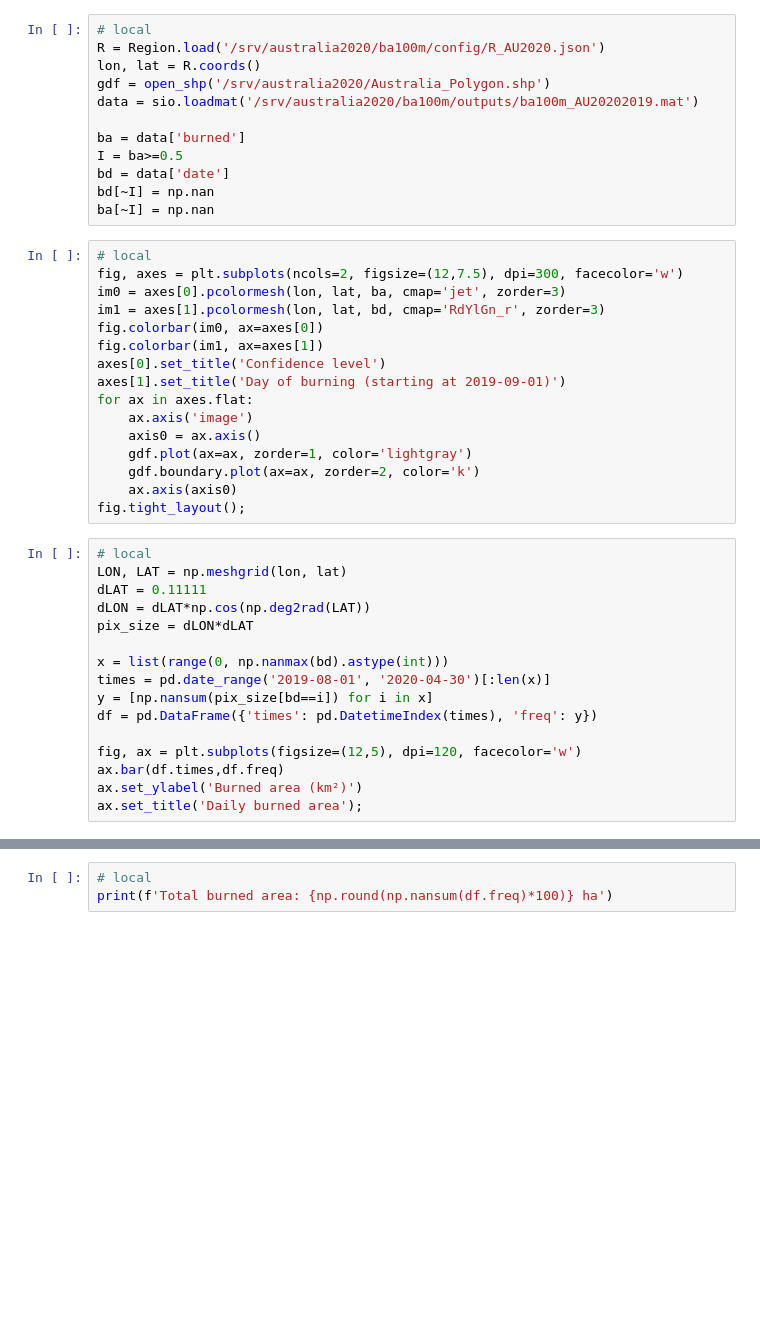
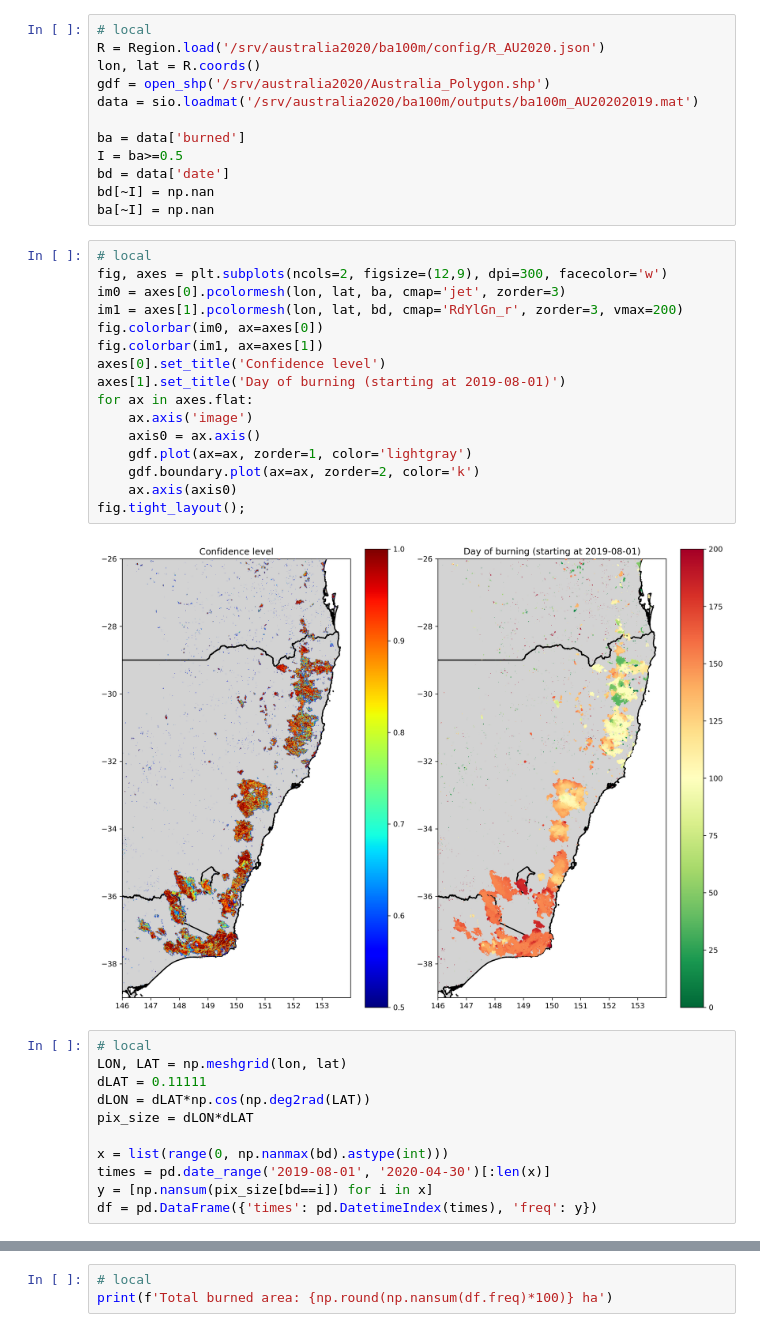
Before and after one commit to mnpinto/banet, a Jupyter notebook: nbs/tutorial.australia2020_100m.ipynb, the cells around one changed output, grey strips where cells are left out. Drawn from its saved outputs; the diff is of its cells as text; blank space fills up the shorter version.

```diff
--- a/nbs/tutorial.australia2020_100m.ipynb
+++ b/nbs/tutorial.australia2020_100m.ipynb
@@ -54,20 +54,22 @@ bd[~I] = np.nan
 ba[~I] = np.nan
 # %%
 # local
-fig, axes = plt.subplots(ncols=2, figsize=(12,7.5), dpi=300, facecolor='w')
+fig, axes = plt.subplots(ncols=2, figsize=(12,9), dpi=300, facecolor='w')
 im0 = axes[0].pcolormesh(lon, lat, ba, cmap='jet', zorder=3)
-im1 = axes[1].pcolormesh(lon, lat, bd, cmap='RdYlGn_r', zorder=3)
+im1 = axes[1].pcolormesh(lon, lat, bd, cmap='RdYlGn_r', zorder=3, vmax=200)
 fig.colorbar(im0, ax=axes[0])
 fig.colorbar(im1, ax=axes[1])
 axes[0].set_title('Confidence level')
-axes[1].set_title('Day of burning (starting at 2019-09-01)')
+axes[1].set_title('Day of burning (starting at 2019-08-01)')
 for ax in axes.flat:
     ax.axis('image')
     axis0 = ax.axis()
     gdf.plot(ax=ax, zorder=1, color='lightgray')
     gdf.boundary.plot(ax=ax, zorder=2, color='k')
     ax.axis(axis0)
 fig.tight_layout();
+# %% [output]
+[figure, added]
 # %%
 # local
 LON, LAT = np.meshgrid(lon, lat)
@@ -79,8 +81,3 @@ x = list(range(0, np.nanmax(bd).astype(int)))
 times = pd.date_range('2019-08-01', '2020-04-30')[:len(x)]
 y = [np.nansum(pix_size[bd==i]) for i in x]
 df = pd.DataFrame({'times': pd.DatetimeIndex(times), 'freq': y})
-
-fig, ax = plt.subplots(figsize=(12,5), dpi=120, facecolor='w')
-ax.bar(df.times,df.freq)
-ax.set_ylabel('Burned area (km²)')
-ax.set_title('Daily burned area');
```
Also changed, not shown: parts of 1 cell of this notebook, 1 other file.
